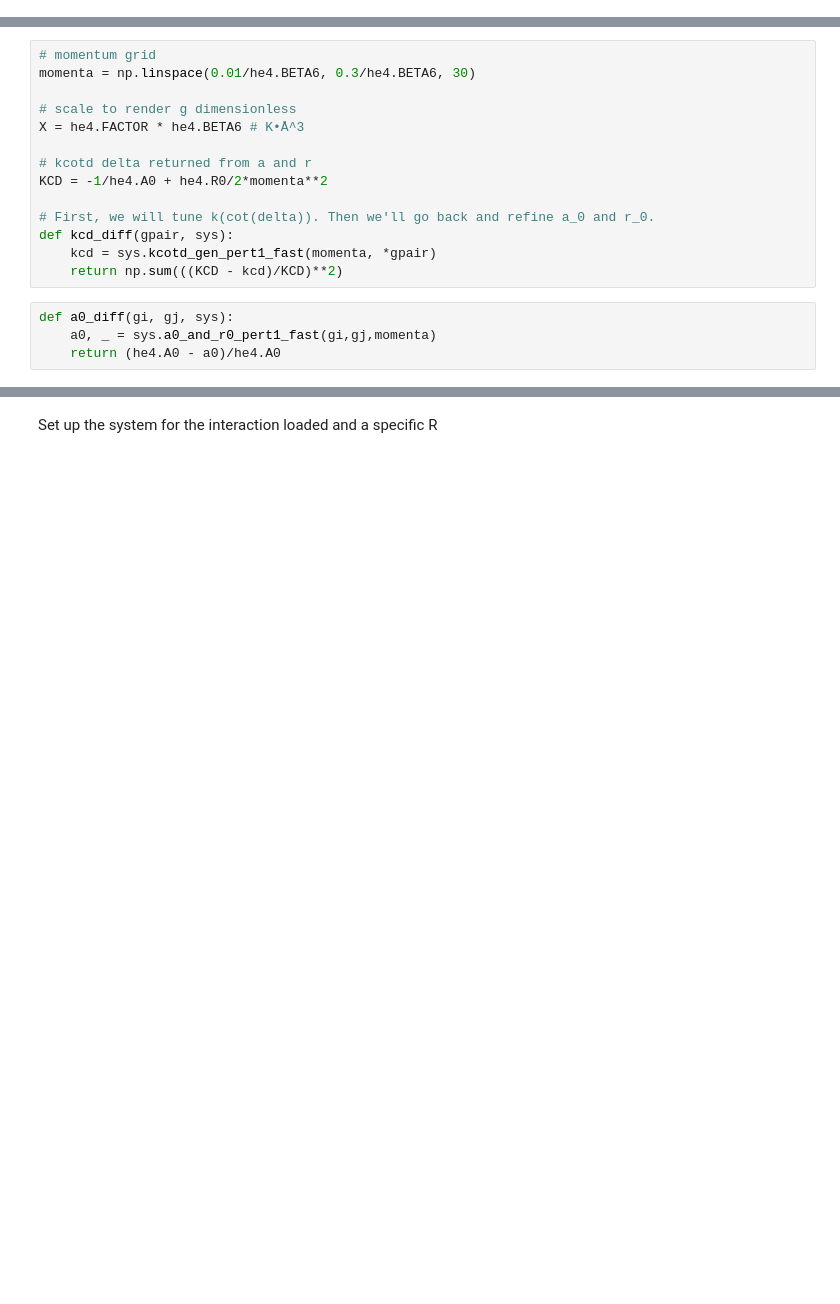
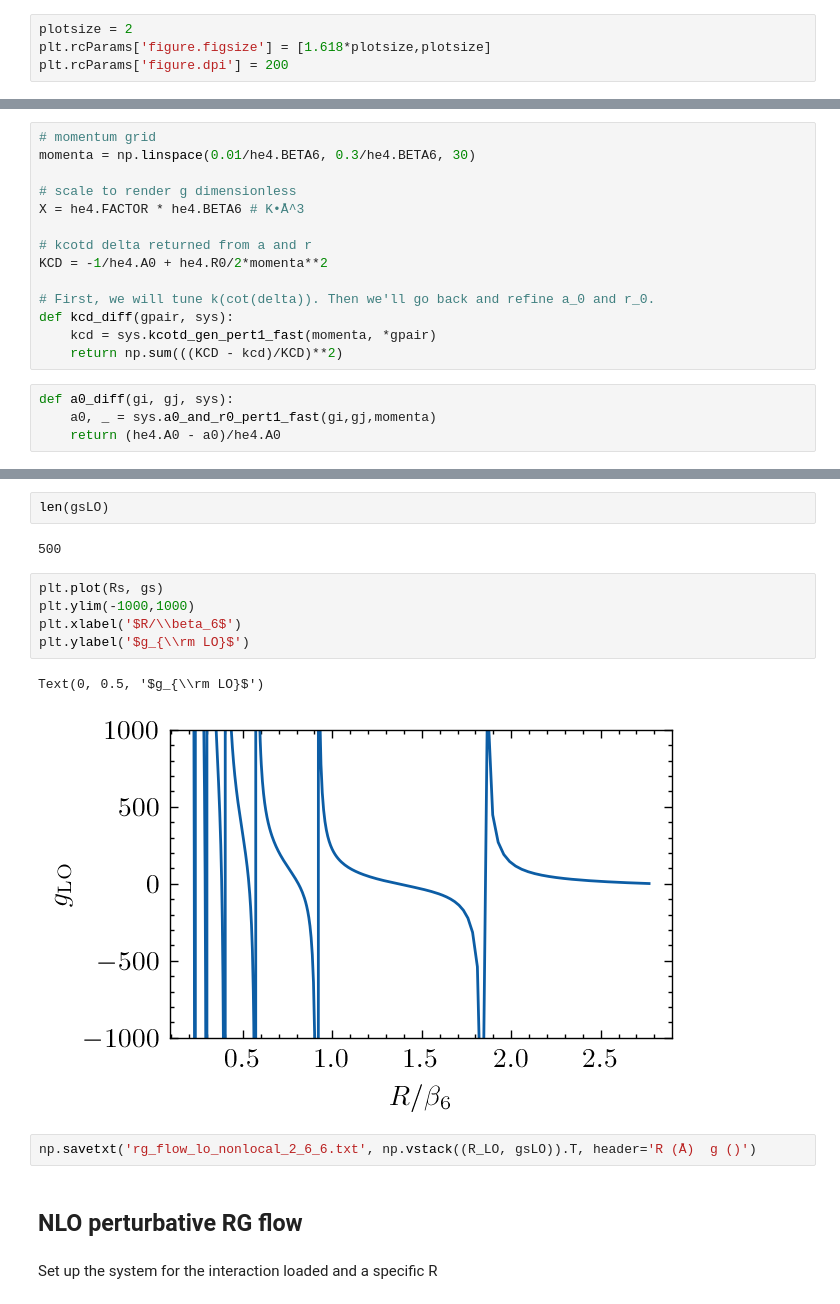
Before and after one commit to odell/vdw-nlo, a Jupyter notebook: He4-nlo-perturbative-rg-flow.ipynb, the cells around one changed output, grey strips where cells are left out. Cells and saved outputs as stored; diff of their text form; blank space fills up the shorter version.

```diff
--- a/He4-nlo-perturbative-rg-flow.ipynb
+++ b/He4-nlo-perturbative-rg-flow.ipynb
@@ -14,3 +23,7 @@ h = 3
+# %%
+plotsize = 2
+plt.rcParams['figure.figsize'] = [1.618*plotsize,plotsize]
+plt.rcParams['figure.dpi'] = 200
 # %% [markdown]
 Set parameters and load LO RG flow:
 # %%
@@ -45,3 +164,19 @@ def a0_diff(gi, gj, sys):
+# %%
+len(gsLO)
+# %% [output]
+500
+# %%
+plt.plot(Rs, gs)
+plt.ylim(-1000,1000)
+plt.xlabel('$R/\\beta_6$')
+plt.ylabel('$g_{\\rm LO}$')
+# %% [output]
+Text(0, 0.5, '$g_{\\rm LO}$')
+[figure, added]
+# %%
+np.savetxt('rg_flow_lo_nonlocal_2_6_6.txt', np.vstack((R_LO, gsLO)).T, header='R (Å)  g ()')
+# %% [markdown]
+## NLO perturbative RG flow
 # %% [markdown]
 Set up the system for the interaction loaded and a specific R
 # %%
```
Also changed, not shown: parts of 55 cells of this notebook, 5 other files.
